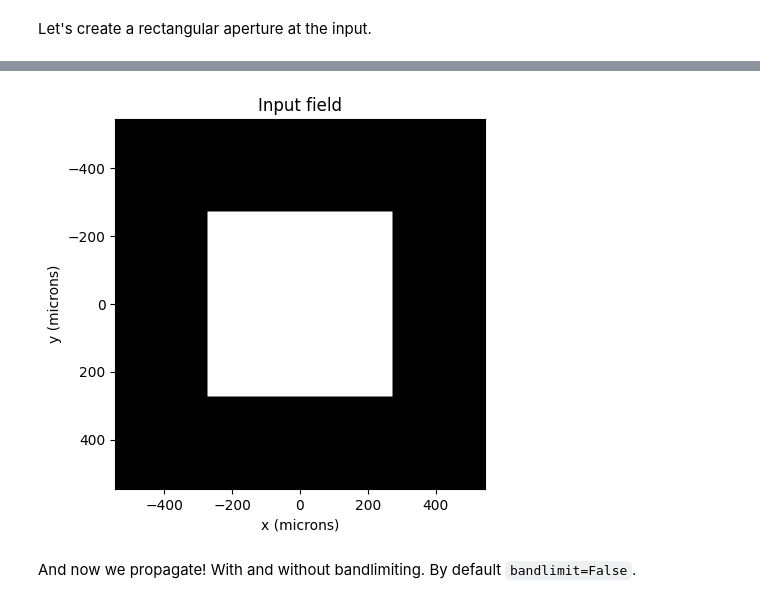
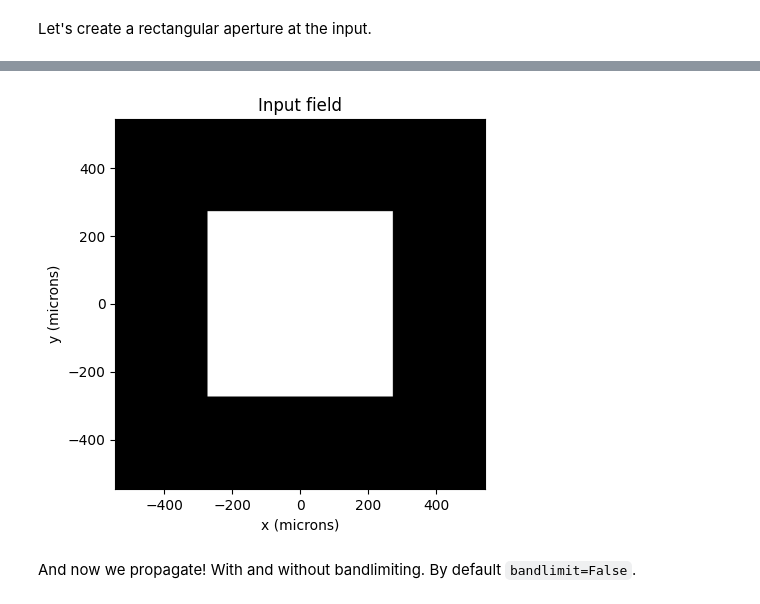
Before and after one commit to chromatix-team/chromatix, a Jupyter notebook: docs/examples/bandlimited_angular_spectrum.ipynb, the cells around one changed output, grey strips where cells are left out. Cells and saved outputs as stored; diff of their text form; code cells hidden in the pictures.

```diff
--- a/docs/examples/bandlimited_angular_spectrum.ipynb
+++ b/docs/examples/bandlimited_angular_spectrum.ipynb
@@ -38,6 +38,8 @@ Let's create a rectangular aperture at the input.
 # %%
 import jax
 from jax import device_put
+
+from chromatix.utils import plot_field
 
 field = cf.plane_wave(
     shape=shape,
@@ -47,17 +49,9 @@ field = cf.plane_wave(
     pupil=partial(cf.square_pupil, w=w),
 )
 field = device_put(field, jax.devices()[gpu_device])
-plt.imshow(
-    field.amplitude.squeeze(),
-    cmap="gray",
-    extent=[
-        -D / 2,
-        D / 2,  # x-axis
-        D / 2,
-        -D / 2,
-    ],  # y-axis
-)
-plt.title("Input field")
-plt.ylabel("y (microns)")
-plt.xlabel("x (microns)");
+
+ax = plot_field(field)
+ax.set_title("Input field")
+ax.set_ylabel("y (microns)")
+ax.set_xlabel("x (microns)");
 # %% [output]
@@ -64,4 +59,4 @@ plt.xlabel("x (microns)");
-[figure, old version]
+[figure, new version]
 # %% [markdown]
 And now we propagate! With and without bandlimiting. By default ``bandlimit=False``.
 # %%
```
Also changed, not shown: parts of 8 cells of this notebook, 12 other files.
